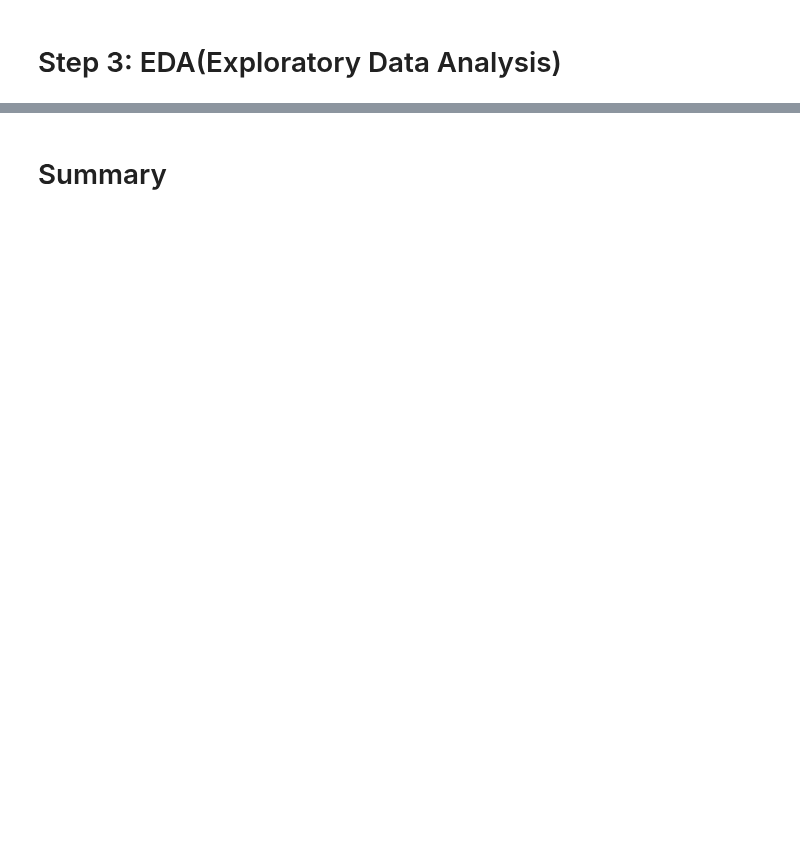
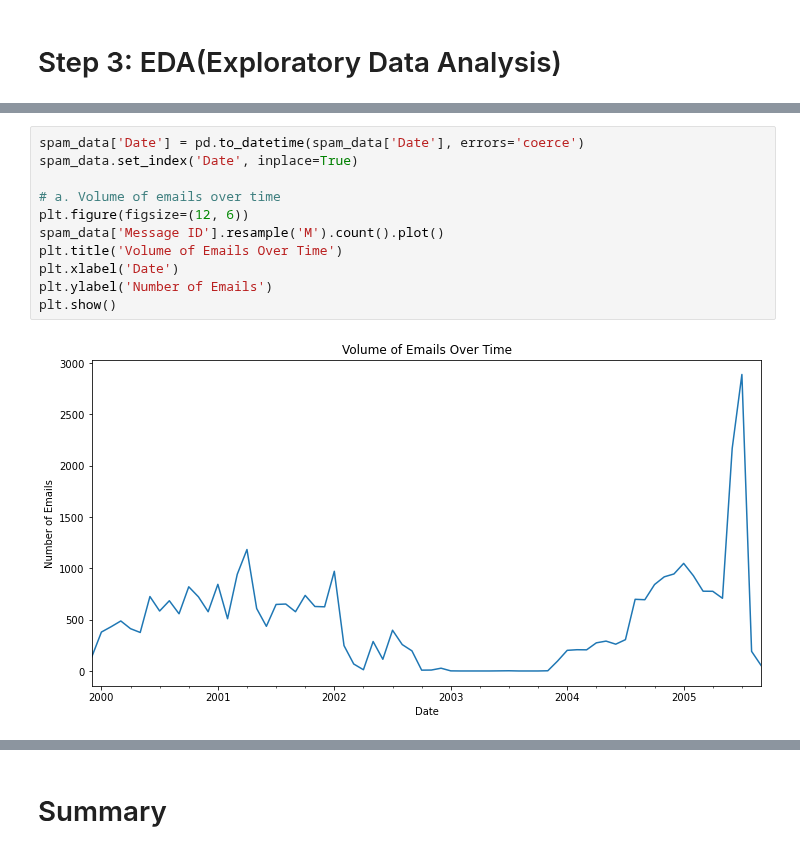
Before and after one commit to husanbano123/Naive_Bayes_Multinominal, a Jupyter notebook: Nive_Bayes_Multinominal_projects.ipynb, the cells around one changed output, grey strips where cells are left out. Drawn from its saved outputs; the diff is of its cells as text; blank space fills up the shorter version.

```diff
--- a/Nive_Bayes_Multinominal_projects.ipynb
+++ b/Nive_Bayes_Multinominal_projects.ipynb
@@ -222,0 +144,13 @@ Note: you may need to restart the kernel to use updated packages.
+# %%
+spam_data['Date'] = pd.to_datetime(spam_data['Date'], errors='coerce')
+spam_data.set_index('Date', inplace=True)
+
+# a. Volume of emails over time
+plt.figure(figsize=(12, 6))
+spam_data['Message ID'].resample('M').count().plot()
+plt.title('Volume of Emails Over Time')
+plt.xlabel('Date')
+plt.ylabel('Number of Emails')
+plt.show()
+# %% [output]
+[figure, added]
```
Also changed, not shown: parts of 41 cells of this notebook.
